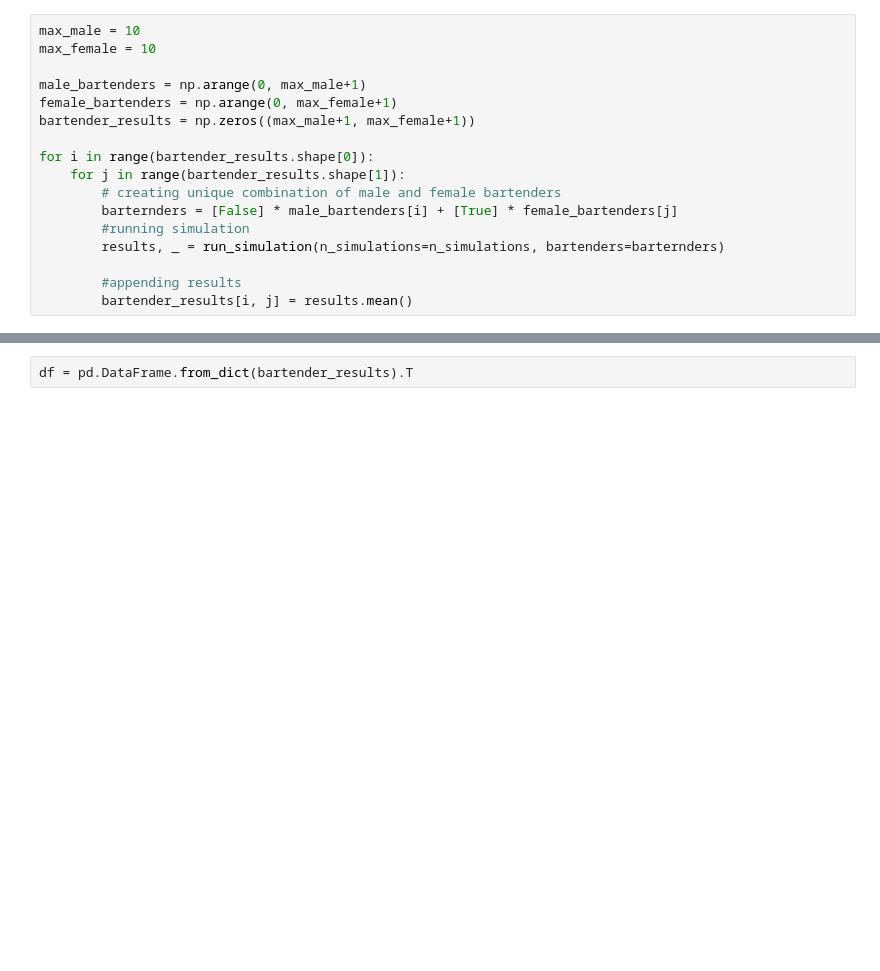
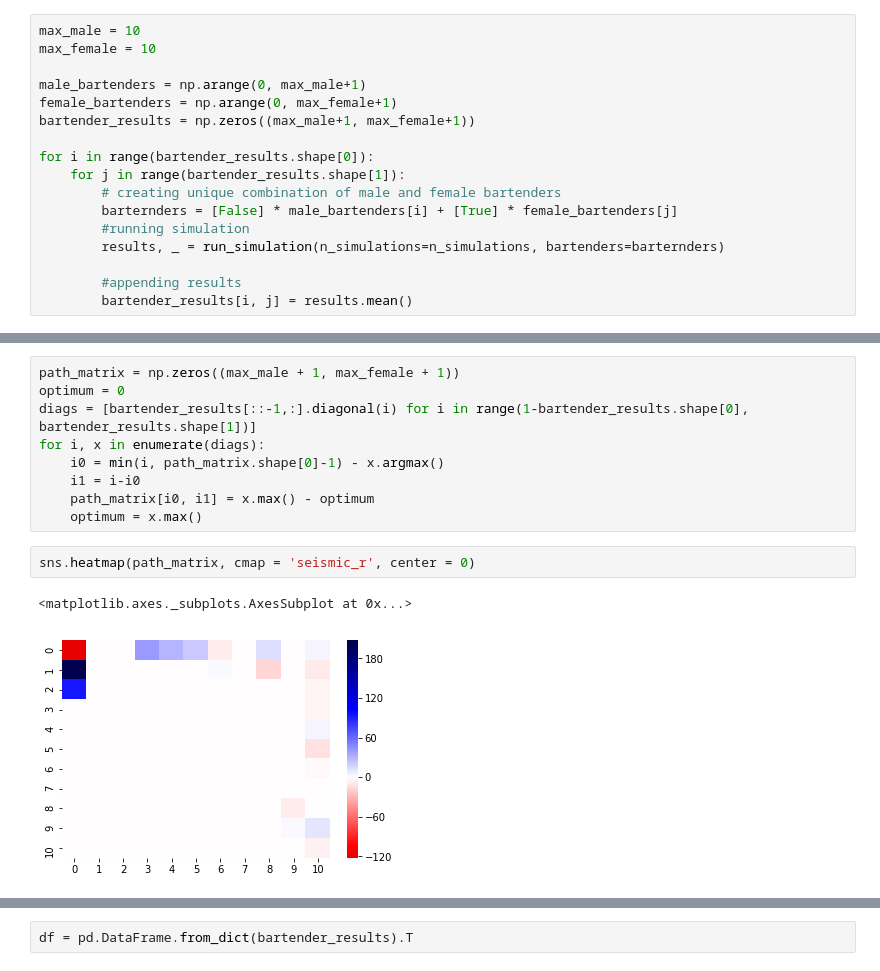
Before and after one commit to puchmichal/ZMS, a Jupyter notebook: project_3/sensitivity_analysis.ipynb, the cells around one changed output, grey strips where cells are left out. Saved outputs shown, nothing was run; the diff lists cells and outputs as text; blank space fills up the shorter version.

```diff
--- a/project_3/sensitivity_analysis.ipynb
+++ b/project_3/sensitivity_analysis.ipynb
@@ -70,0 +96,14 @@ plt.show()
+# %%
+path_matrix = np.zeros((max_male + 1, max_female + 1))
+optimum = 0
+diags = [bartender_results[::-1,:].diagonal(i) for i in range(1-bartender_results.shape[0], bartender_results.shape[1])]
+for i, x in enumerate(diags):
+    i0 = min(i, path_matrix.shape[0]-1) - x.argmax()
+    i1 = i-i0
+    path_matrix[i0, i1] = x.max() - optimum
+    optimum = x.max()
+# %%
+sns.heatmap(path_matrix, cmap = 'seismic_r', center = 0)
+# %% [output]
+<matplotlib.axes._subplots.AxesSubplot at 0x...>
+[figure, added]
```
Also changed, not shown: parts of 10 cells of this notebook.
